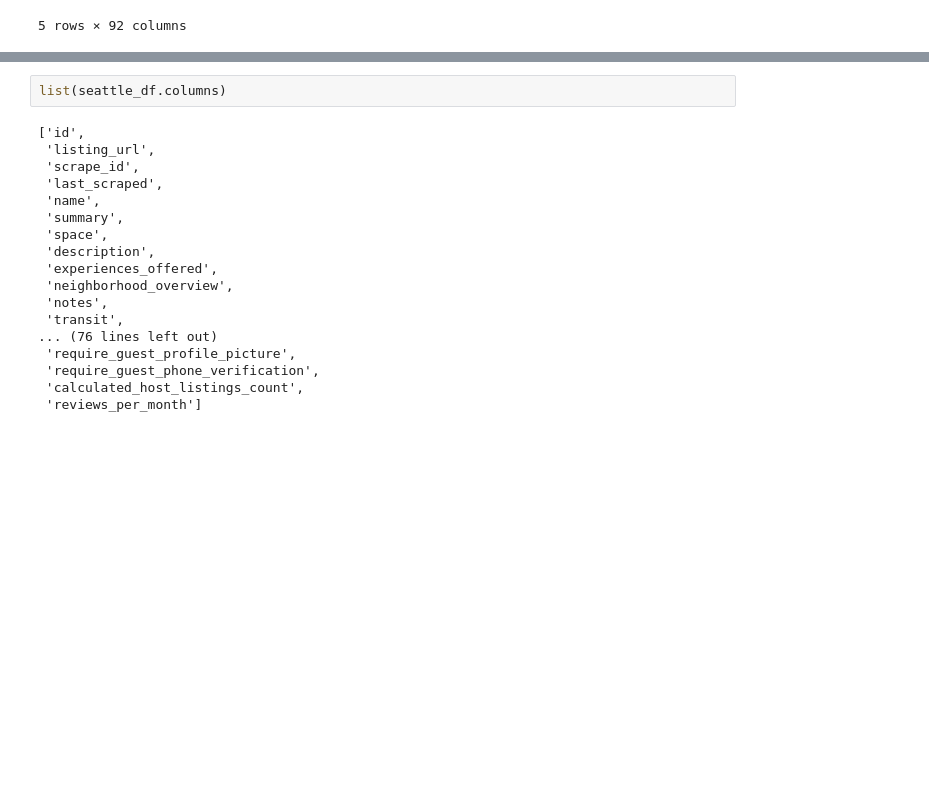
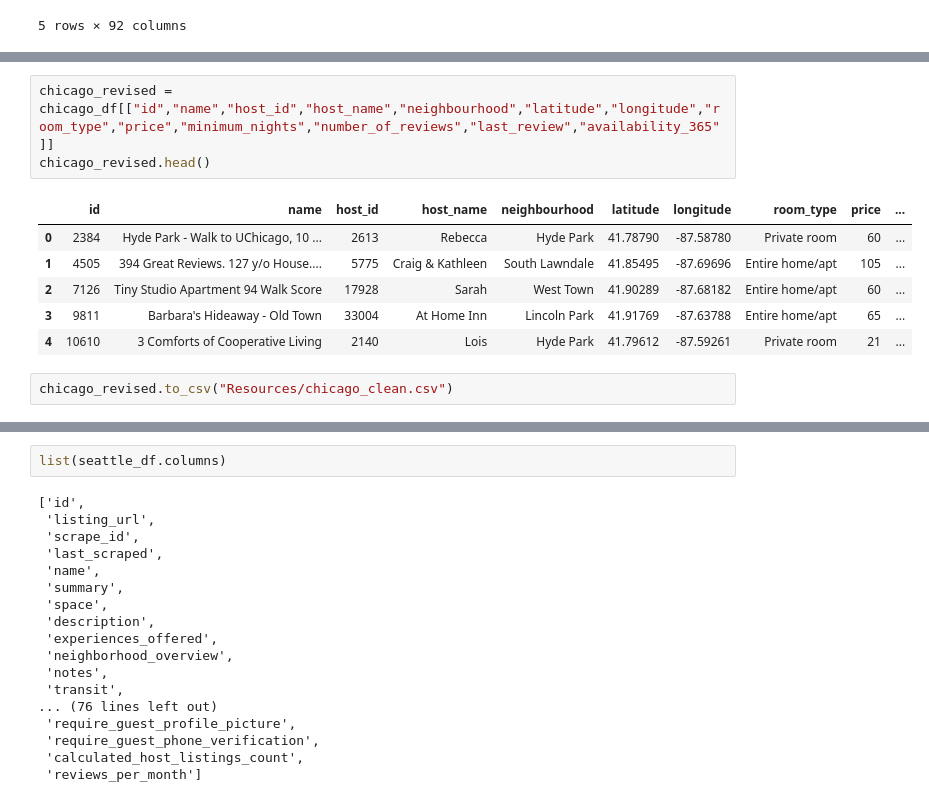
Before and after one commit to dwaehner27/visualization, a Jupyter notebook: data_cleaning.ipynb, the cells around one changed output, grey strips where cells are left out. Saved outputs shown, nothing was run; the diff lists cells and outputs as text; blank space fills up the shorter version.

Commit message:
clean data files

```diff
--- a/data_cleaning.ipynb
+++ b/data_cleaning.ipynb
@@ -56 +54,13 @@ list(chicago_df.columns)
  'availability_365']
+# %%
+chicago_revised = chicago_df[["id","name","host_id","host_name","neighbourhood","latitude","longitude","room_type","price","minimum_nights","number_of_reviews","last_review","availability_365"]]
+chicago_revised.head()
+# %% [output]
+|  | id | name | host_id | host_name | neighbourhood | latitude | longitude | room_type | price | ... |
+| 0 | 2384 | Hyde Park - Walk to UChicago, 10 ... | 2613 | Rebecca | Hyde Park | 41.78790 | -87.58780 | Private room | 60 | ... |
+| 1 | 4505 | 394 Great Reviews. 127 y/o House.... | 5775 | Craig & Kathleen | South Lawndale | 41.85495 | -87.69696 | Entire home/apt | 105 | ... |
+| 2 | 7126 | Tiny Studio Apartment 94 Walk Score | 17928 | Sarah | West Town | 41.90289 | -87.68182 | Entire home/apt | 60 | ... |
+| 3 | 9811 | Barbara's Hideaway - Old Town | 33004 | At Home Inn | Lincoln Park | 41.91769 | -87.63788 | Entire home/apt | 65 | ... |
+| 4 | 10610 | 3 Comforts of Cooperative Living | 2140 | Lois | Hyde Park | 41.79612 | -87.59261 | Private room | 21 | ... |
+# %%
+chicago_revised.to_csv("Resources/chicago_clean.csv")
```
Also changed, not shown: parts of 7 cells of this notebook, 4 other files.
